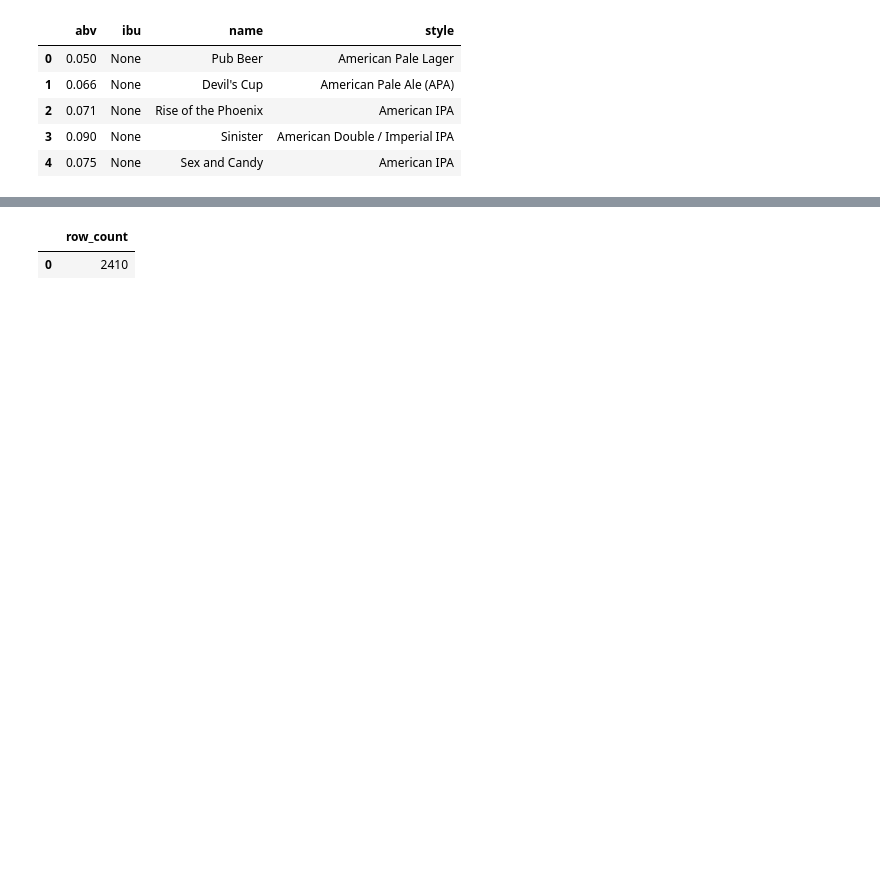
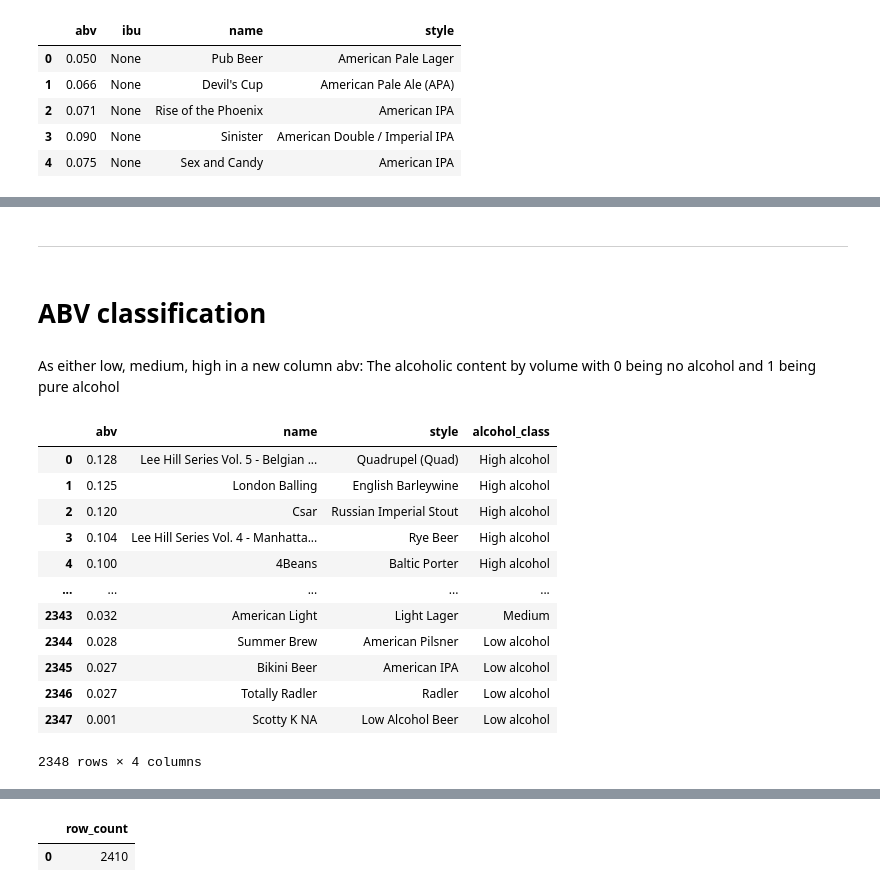
Before and after one commit to Data1234321/Portfolio, a Jupyter notebook: sql-analysis-of-us-craft-beers-breweries.ipynb, the cells around one changed output, grey strips where cells are left out. Drawn from its saved outputs; the diff is of its cells as text; code cells hidden in the pictures; blank space fills up the shorter version.

```diff
--- a/sql-analysis-of-us-craft-beers-breweries.ipynb
+++ b/sql-analysis-of-us-craft-beers-breweries.ipynb
@@ -79,0 +110,35 @@ five_rows_beers
+# %% [markdown]
+***
+# %% [markdown]
+# ABV classification
+# %% [markdown]
+As either low, medium, high in a new column
+abv: The alcoholic content by volume with 0 being no alcohol and 1 being pure alcohol
+# %%
+low_med_high_abv = pd.read_sql_query("""
+SELECT abv, name, style,
+CASE
+    WHEN abv <= 0.03 THEN 'Low alcohol'
+    WHEN abv >= 0.06 THEN 'High alcohol'
+    ELSE 'Medium'
+END AS alcohol_class
+FROM beers
+WHERE abv IS NOT NULL
+ORDER BY abv DESC;
+""", conn)
+
+low_med_high_abv
+# %% [output]
+|  | abv | name | style | alcohol_class |
+| 0 | 0.128 | Lee Hill Series Vol. 5 - Belgian ... | Quadrupel (Quad) | High alcohol |
+| 1 | 0.125 | London Balling | English Barleywine | High alcohol |
+| 2 | 0.120 | Csar | Russian Imperial Stout | High alcohol |
+| 3 | 0.104 | Lee Hill Series Vol. 4 - Manhatta... | Rye Beer | High alcohol |
+| 4 | 0.100 | 4Beans | Baltic Porter | High alcohol |
+| ... | ... | ... | ... | ... |
+| 2343 | 0.032 | American Light | Light Lager | Medium |
+| 2344 | 0.028 | Summer Brew | American Pilsner | Low alcohol |
+| 2345 | 0.027 | Bikini Beer | American IPA | Low alcohol |
+| 2346 | 0.027 | Totally Radler | Radler | Low alcohol |
+| 2347 | 0.001 | Scotty K NA | Low Alcohol Beer | Low alcohol |
+2348 rows × 4 columns
```
Also changed, not shown: parts of 45 cells of this notebook.
